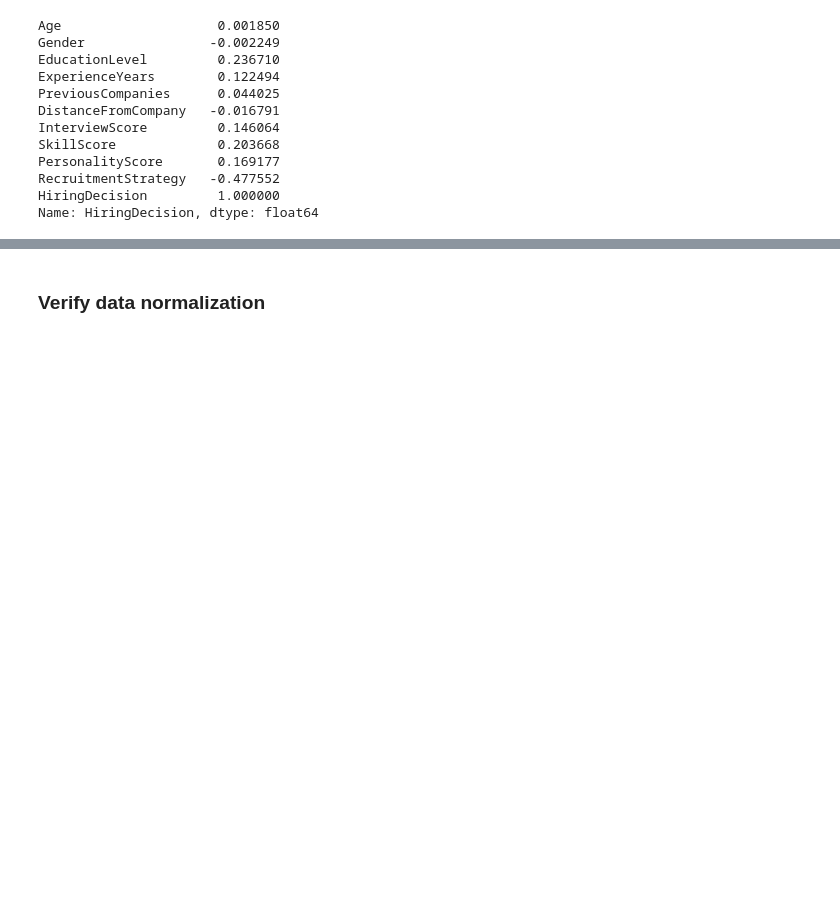
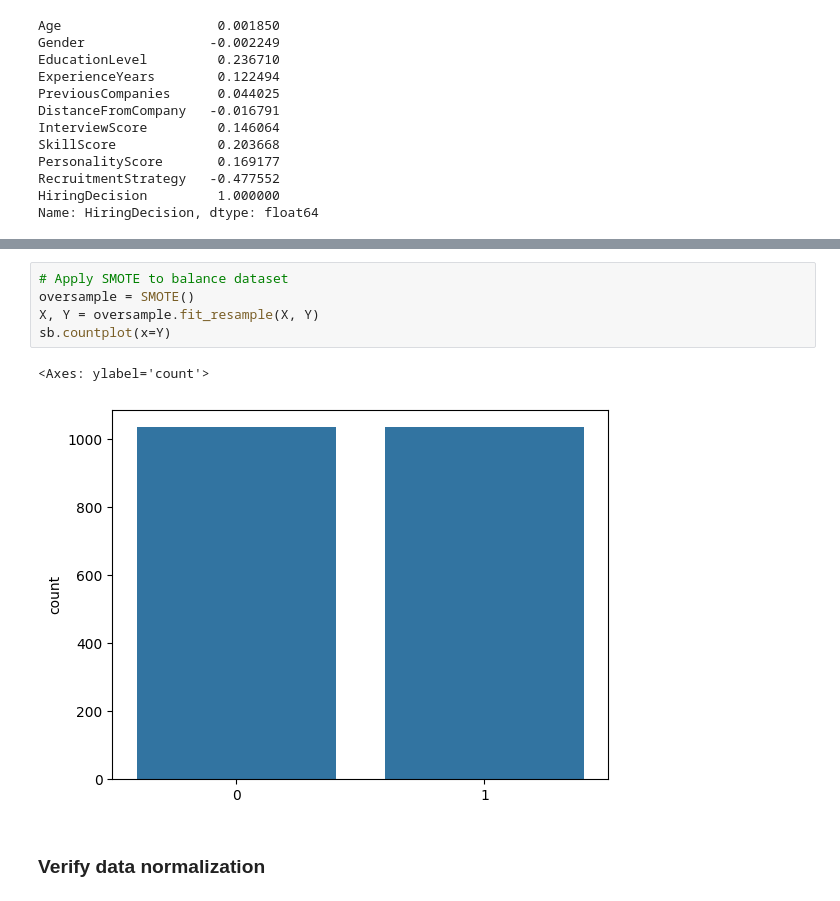
Before and after one commit to LuizTokuhara/machine-learning, a Jupyter notebook: notebooks/hiring-decision-nn-grid-search.ipynb, the cells around one changed output, grey strips where cells are left out. Drawn from its saved outputs; the diff is of its cells as text; blank space fills up the shorter version.

```diff
--- a/notebooks/hiring-decision-nn-grid-search.ipynb
+++ b/notebooks/hiring-decision-nn-grid-search.ipynb
@@ -86,3 +79,11 @@ class_weights_dict = dict(enumerate(class_weights))
+# %%
+# Apply SMOTE to balance dataset
+oversample = SMOTE()
+X, Y = oversample.fit_resample(X, Y)
+sb.countplot(x=Y)
+# %% [output]
+<Axes: ylabel='count'>
+[figure, added]
 # %% [markdown]
 ### Verify data normalization
 # %%
```
Also changed, not shown: parts of 13 cells of this notebook.
